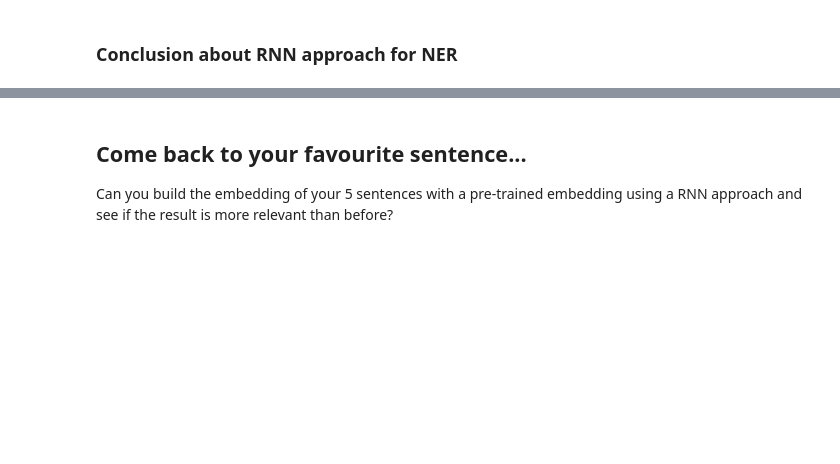
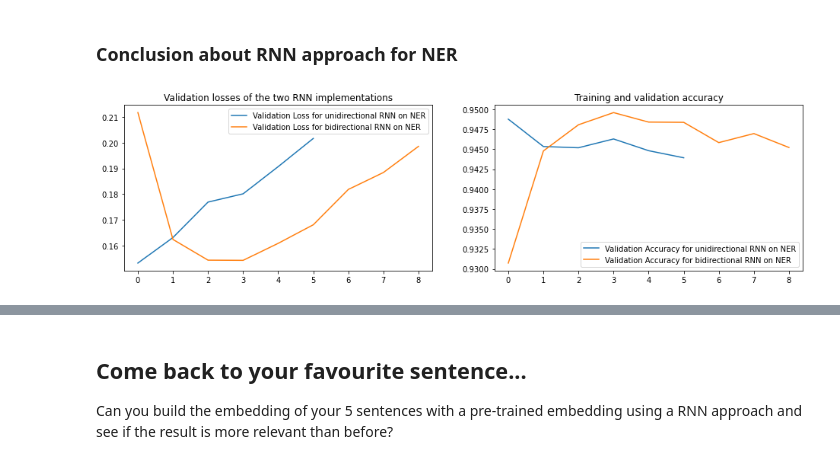
Before and after one commit to qlero/UCA_MSc-DS1, a Jupyter notebook: deep_learning_intro/lecture_2/Lab-RNN.ipynb, the cells around one changed output, grey strips where cells are left out. Cells and saved outputs as stored; diff of their text form; code cells hidden in the pictures; blank space fills up the shorter version.

```diff
--- a/deep_learning_intro/lecture_2/Lab-RNN.ipynb
+++ b/deep_learning_intro/lecture_2/Lab-RNN.ipynb
@@ -934,7 +936,7 @@ _________________________________________________________________
 # %%
 BATCH_SIZE = 16
 
-history = fit_network(model,
+history5 = fit_network(model,
                       X_train_enc, y_train_enc,
                       BATCH_SIZE,
                       tf.keras.backend.sparse_categorical_crossentropy,
@@ -978,0 +984,21 @@ The two-layer bidirectional model above has a much lower precision than the simp
+# %%
+def plot_compare(history1, history2):
+    fig = plt.figure(figsize = (16, 4))
+
+    plt.subplot(121)
+    plt.plot(history1.history['val_loss'], label='Validation Loss for unidirectional RNN on NER')
+    plt.plot(history2.history['val_loss'], label='Validation Loss for bidirectional 2-layer RNN on NER')
+    plt.title('Validation losses of the two RNN implementations')
+    plt.legend()
+
+    plt.subplot(122)
+    plt.plot(history1.history['val_accuracy'], label='Validation Accuracy for unidirectional RNN on NER')
+    plt.plot(history2.history['val_accuracy'], label='Validation Accuracy for 2-layer bidirectional RNN on NER')
+    plt.title('Training and validation accuracy')
+    plt.legend()
+
+    plt.show()
+# %%
+plot_compare(history4, history5)
+# %% [output]
+[figure, added]
```
Also changed, not shown: parts of 42 cells of this notebook, 3 other files.
